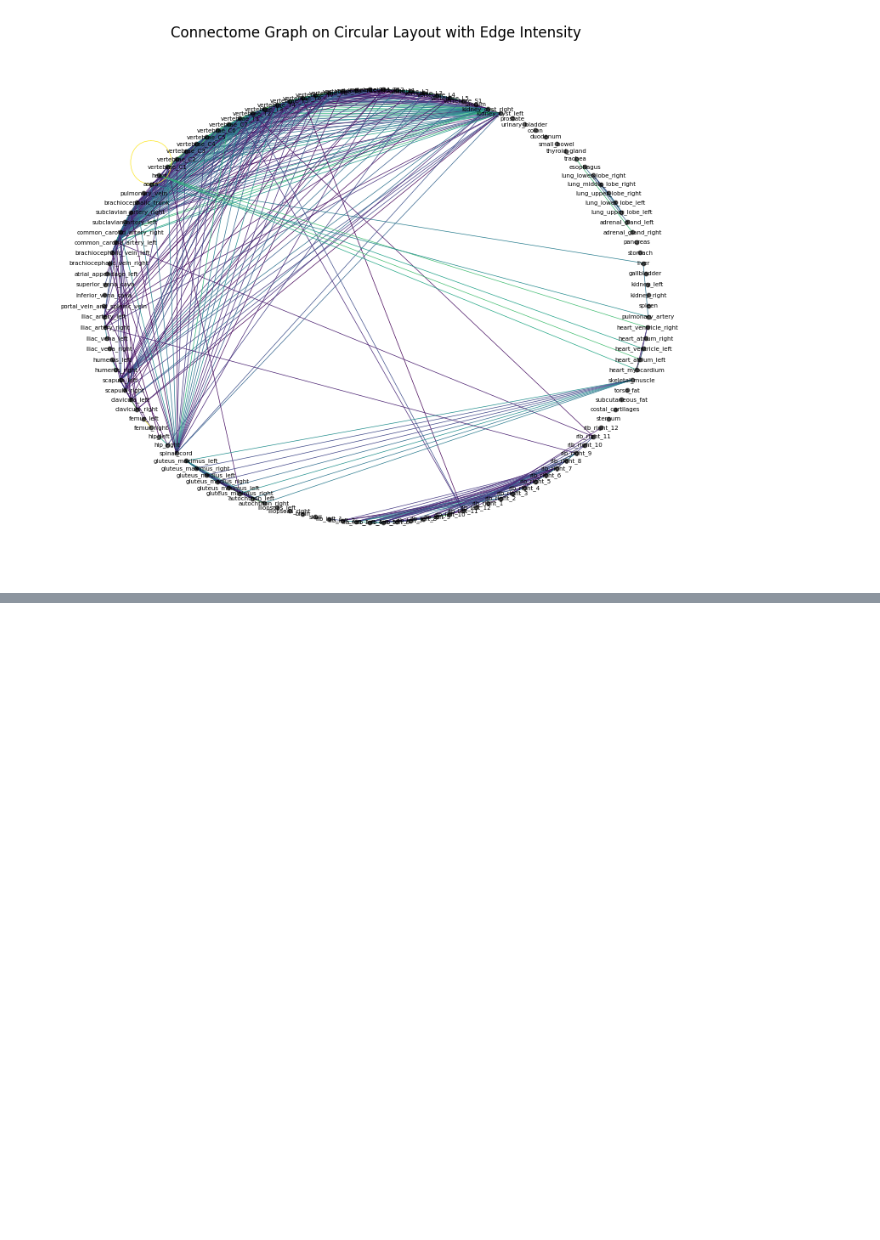
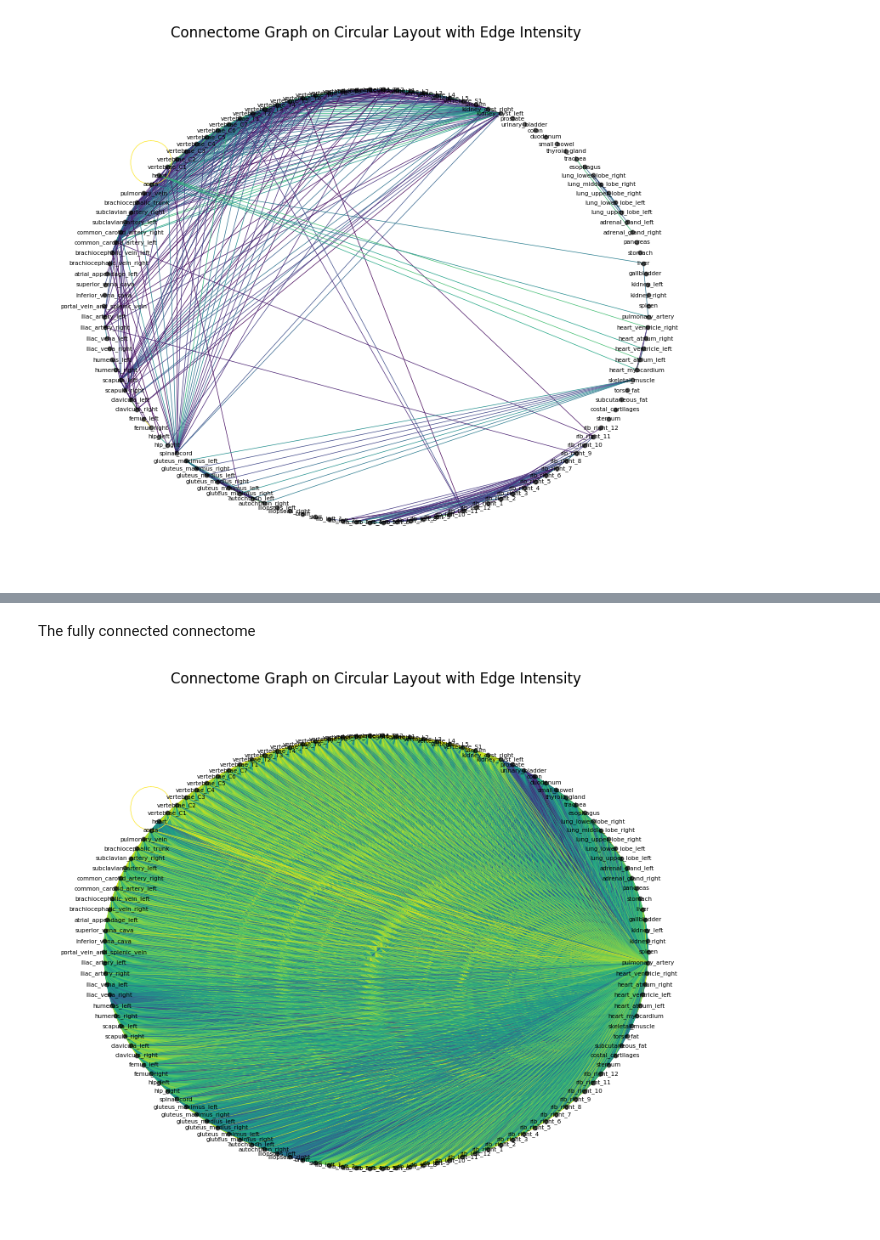
Before and after one commit to Aldric-L/Connectomes-MVA, a Jupyter notebook: reimplementation.ipynb, the cells around one changed output, grey strips where cells are left out. Saved outputs shown, nothing was run; the diff lists cells and outputs as text; code cells hidden in the pictures; blank space fills up the shorter version.

```diff
--- a/reimplementation.ipynb
+++ b/reimplementation.ipynb
@@ -102,33 +91,3 @@ for i in range(len(names)):
     for j in range(i + 1, len(names)):  # Only upper triangle (undirected graph)
         if correlation_matrix.loc[names[i], names[j]] != 0:  # Threshold to determine if an edge exists
             G.add_edge(names[i], names[j], weight=correlation_matrix.loc[names[i], names[j]])
-# %%
-def plot_connectome(G):
-    # Step 4: Visualization - Circular layout with colored edges
-    plt.figure(figsize=(10, 8))
-
-    # Get positions of nodes in a circular layout
-    pos = nx.circular_layout(G)
-
-    # Draw the nodes
-    nx.draw_networkx_nodes(G, pos, node_size=10, node_color='black', alpha=0.6)
-
-    # Get edge weights for color mapping
-    edge_weights = [G[u][v]['weight'] for u, v in G.edges()]
-
-    # Normalize edge weights for color mapping
-    norm = mcolors.Normalize(vmin=min(edge_weights), vmax=max(edge_weights))  # Normalize edge weights
-    cmap = cm.viridis  # Use a colormap (can change to other colormaps like 'coolwarm')
-
-    # Draw edges with colors based on weight
-    nx.draw_networkx_edges(G, pos, width=0.5, edge_color=edge_weights, edge_cmap=cmap, edge_vmin=min(edge_weights), edge_vmax=max(edge_weights))
-
-    # Add node labels
-    nx.draw_networkx_labels(G, pos, font_size=5, font_color='black')
-
-
-    # Display the plot
-    plt.title('Connectome Graph on Circular Layout with Edge Intensity')
-    plt.axis('off')  # Hide axes for better aesthetics
-    plt.show()
-plot_connectome(G)
@@ -162,0 +161,14 @@ plot_connectome(G_sparse)
+# %% [markdown]
+The fully connected connectome
+# %%
+G_control = nx.Graph()
+G_control.add_nodes_from(names)
+
+for i in range(len(names)):
+    for j in range(i + 1, len(names)):  # Only upper triangle (undirected graph)
+        if correlation_matrix_control.loc[names[i], names[j]] != 0:  # Threshold to determine if an edge exists
+            G_control.add_edge(names[i], names[j], weight=correlation_matrix_control.loc[names[i], names[j]])
+# %%
+plot_connectome(G_control)
+# %% [output]
+[figure, added]
```
Also changed, not shown: parts of 15 cells of this notebook, 2 other files.
